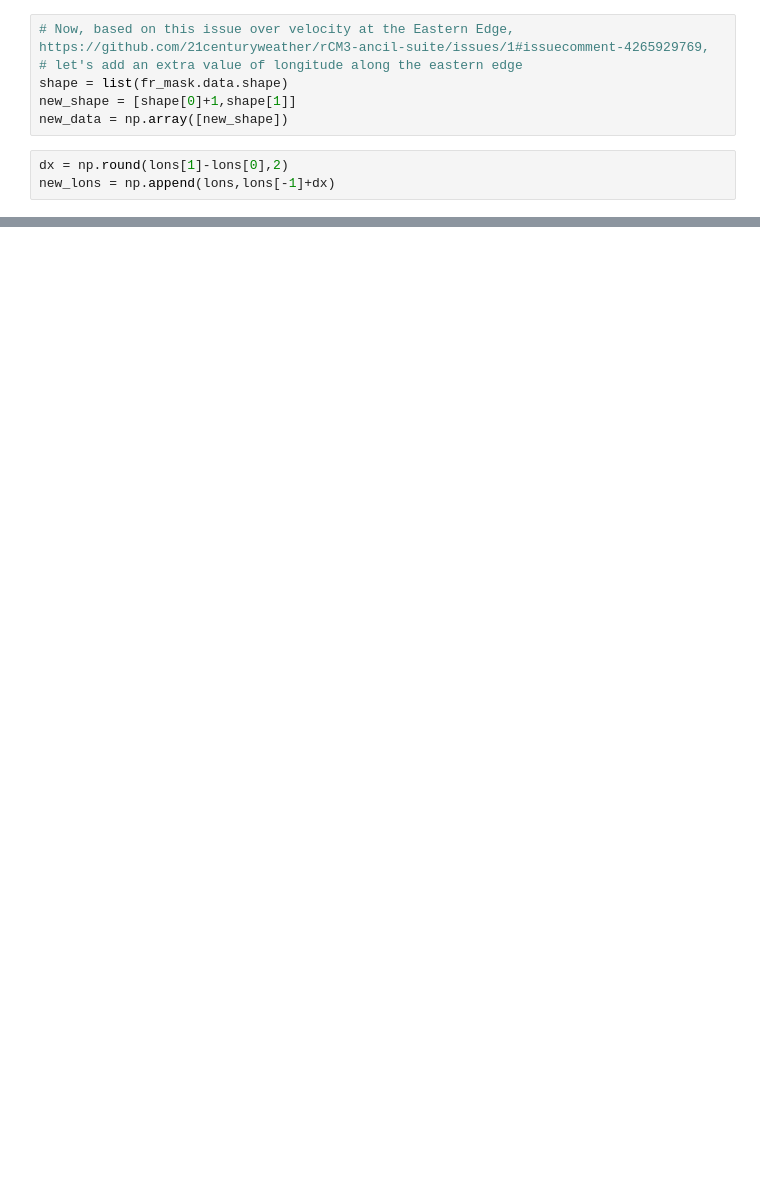
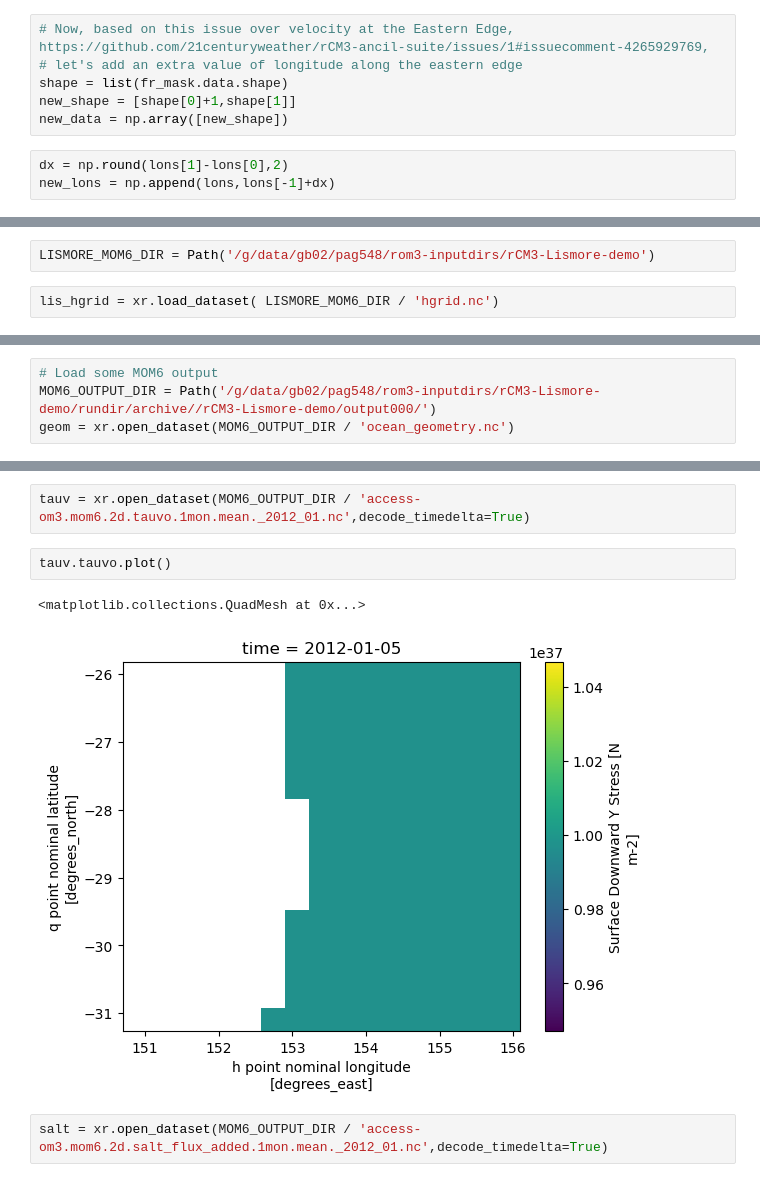
Before and after one commit to 21centuryweather/UM_configuration_tools, a Jupyter notebook: notebooks/Upscale_Land_sea_mask.ipynb, the cells around one changed output, grey strips where cells are left out. Saved outputs shown, nothing was run; the diff lists cells and outputs as text; blank space fills up the shorter version.

Commit message:
NEW FILE : Added the ACCESS-rOM3 demo for a 100x100 grid

```diff
--- a/notebooks/Upscale_Land_sea_mask.ipynb
+++ b/notebooks/Upscale_Land_sea_mask.ipynb
@@ -122,0 +219,4 @@ np.round(dx,2)
+# %%
+LISMORE_MOM6_DIR = Path('/g/data/gb02/pag548/rom3-inputdirs/rCM3-Lismore-demo')
+# %%
+lis_hgrid = xr.load_dataset( LISMORE_MOM6_DIR / 'hgrid.nc')
@@ -122,0 +242,4 @@ np.round(dx,2)
+# %%
+# Load some MOM6 output
+MOM6_OUTPUT_DIR = Path('/g/data/gb02/pag548/rom3-inputdirs/rCM3-Lismore-demo/rundir/archive//rCM3-Lismore-demo/output000/')
+geom = xr.open_dataset(MOM6_OUTPUT_DIR / 'ocean_geometry.nc')
@@ -122,0 +266,9 @@ np.round(dx,2)
+# %%
+tauv = xr.open_dataset(MOM6_OUTPUT_DIR / 'access-om3.mom6.2d.tauvo.1mon.mean._2012_01.nc',decode_timedelta=True)
+# %%
+tauv.tauvo.plot()
+# %% [output]
+<matplotlib.collections.QuadMesh at 0x...>
+[figure, added]
+# %%
+salt = xr.open_dataset(MOM6_OUTPUT_DIR / 'access-om3.mom6.2d.salt_flux_added.1mon.mean._2012_01.nc',decode_timedelta=True)
```
Also changed, not shown: parts of 27 cells of this notebook, 1 other file.
